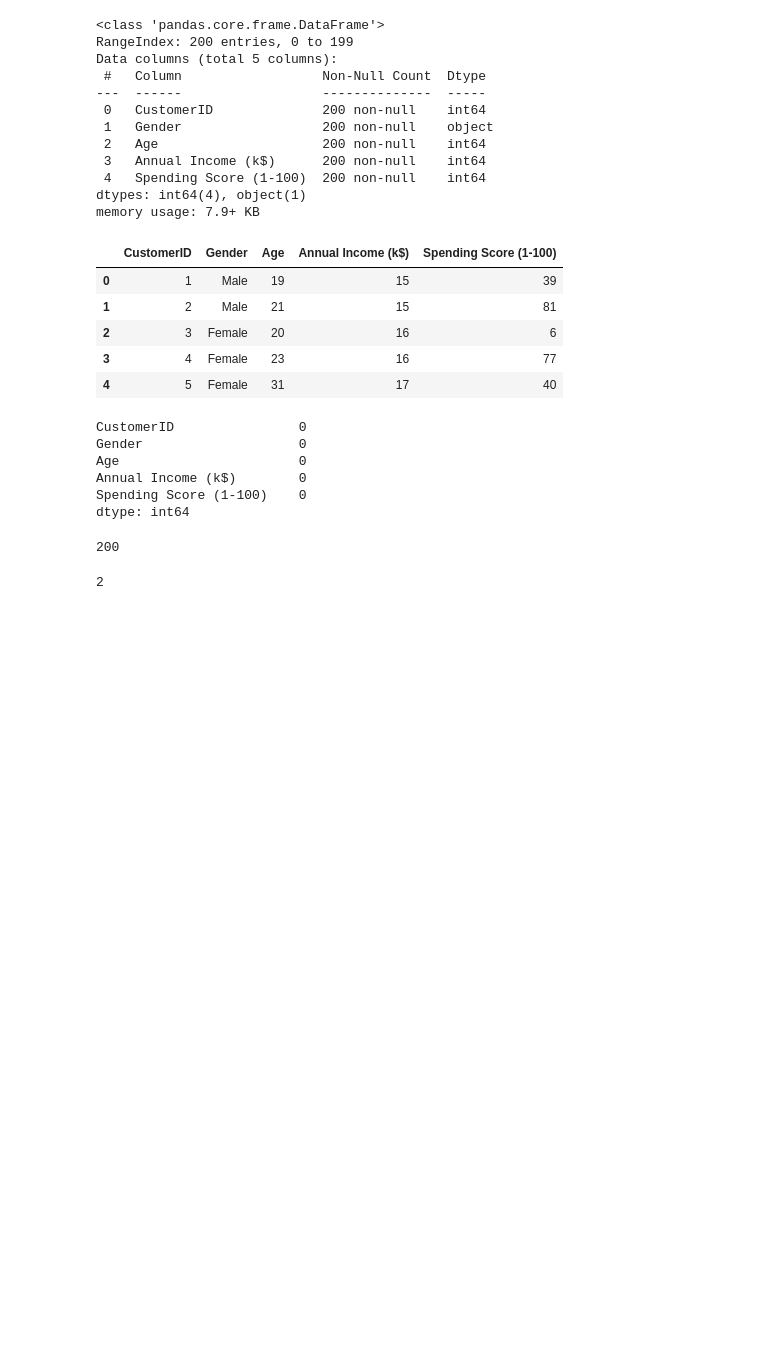
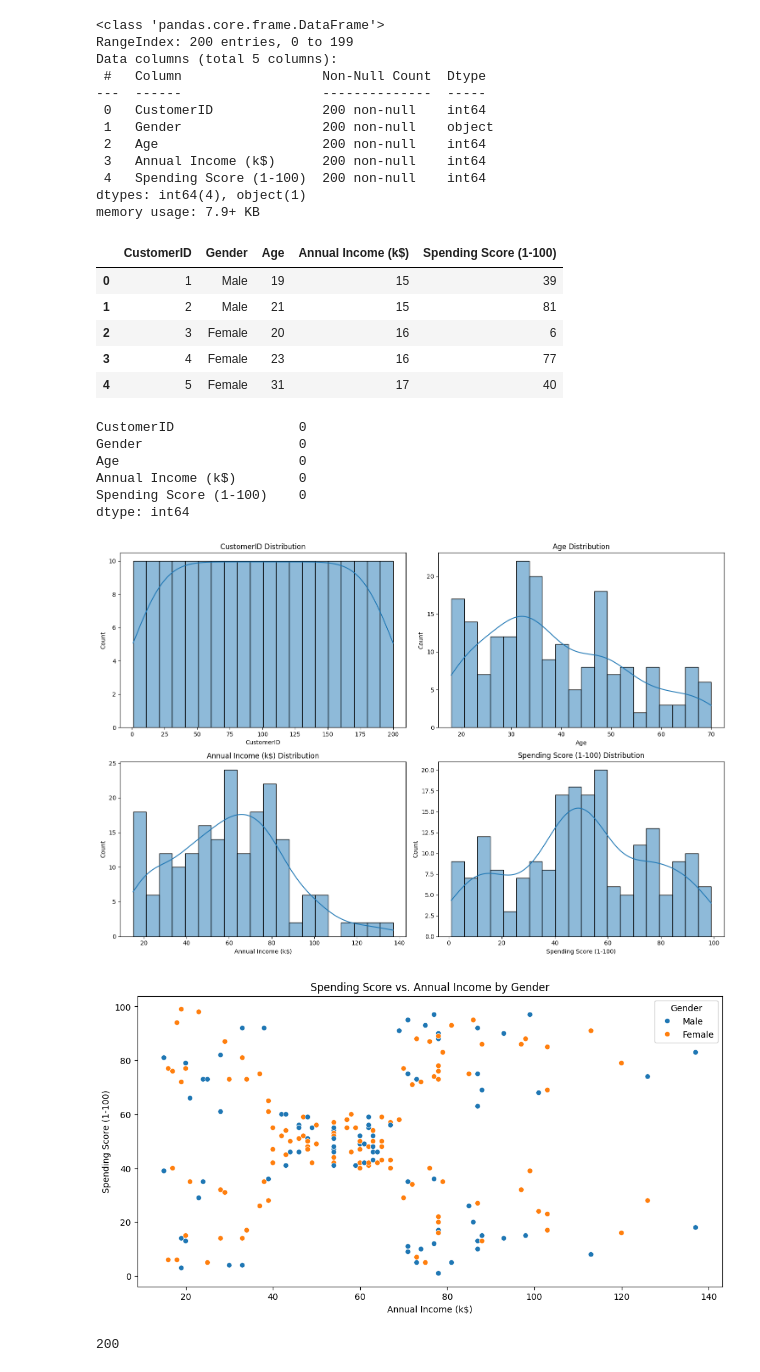
Before and after one commit to Chanhee0430/K-means-Algorithms, a Jupyter notebook: K-means_kaggle_MallCustomer.ipynb, the cells around one changed output. Drawn from its saved outputs; the diff is of its cells as text; code cells hidden in the pictures; blank space fills up the shorter version.

```diff
--- a/K-means_kaggle_MallCustomer.ipynb
+++ b/K-means_kaggle_MallCustomer.ipynb
@@ -9,7 +10,5 @@ import glob
 # %%
-csv_path = r"\Users\user\PythonWorkspace_VScode\datasets\Mall_Customers.csv"
+data = pd.read_csv("/Users/ichanhyi/PythonWorkSpace_anaconda/datasets/Mall_Customers.csv")
-# %%
-data = pd.read_csv(csv_path)
 # %% [markdown]
 ### EDA(Exploratory data analysis)
 # %%
@@ -49,13 +48,34 @@ Age                       0
 Annual Income (k$)        0
 Spending Score (1-100)    0
 dtype: int64
+# %%
+# Gender 열을 제외한 숫자형 데이터로만 이루어진 데이터프레임 생성
+data_numeric = data.drop('Gender', axis=1)
+
+# 더욱 차원이 복잡해지는 것을 방지하기 위해, gender 열 제외합니다.
+
+# 각 열에 대한 히스토그램 그리기
+plt.figure(figsize=(15, 10))
+for i, col in enumerate(data_numeric.columns, start=1):
+    plt.subplot(2, 2, i)
+    sns.histplot(data[col], bins=20, kde=True)
+    plt.title(col + " Distribution")
+plt.tight_layout()
+plt.show()
+
+# Gender 별 소비 점수와 연간 소득 비교
+plt.figure(figsize=(12, 6))
+sns.scatterplot(data=data, x='Annual Income (k$)', y='Spending Score (1-100)', hue='Gender')
+plt.title('Spending Score vs. Annual Income by Gender')
+plt.show()
+
+# gender는 분산되어 있어서 제외하고 사용합니다.
+# %% [output]
+[figure, added]
+[figure, added]
 # %%
 len(data['CustomerID'].unique())
 # %% [output]
 200
-# %%
-len(data['Gender'].unique())
-# %% [output]
-2
 # %%
 data.drop('CustomerID', axis=1, inplace=True)
```
Also changed, not shown: parts of 14 cells of this notebook.
